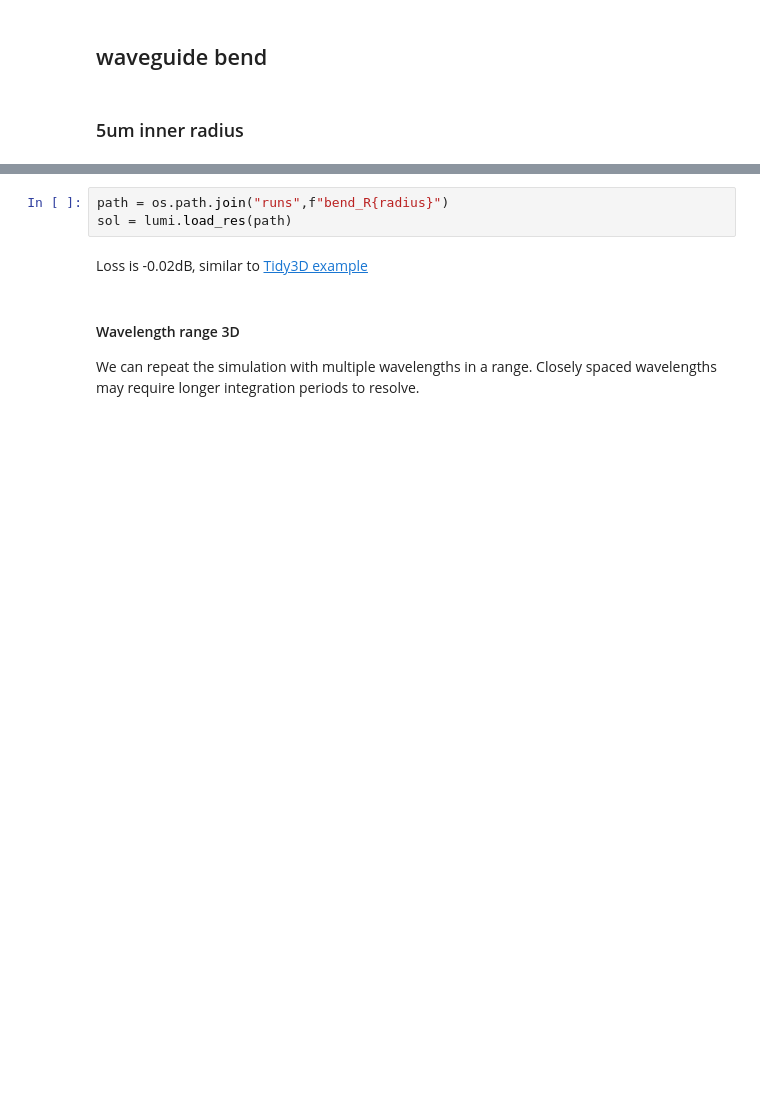
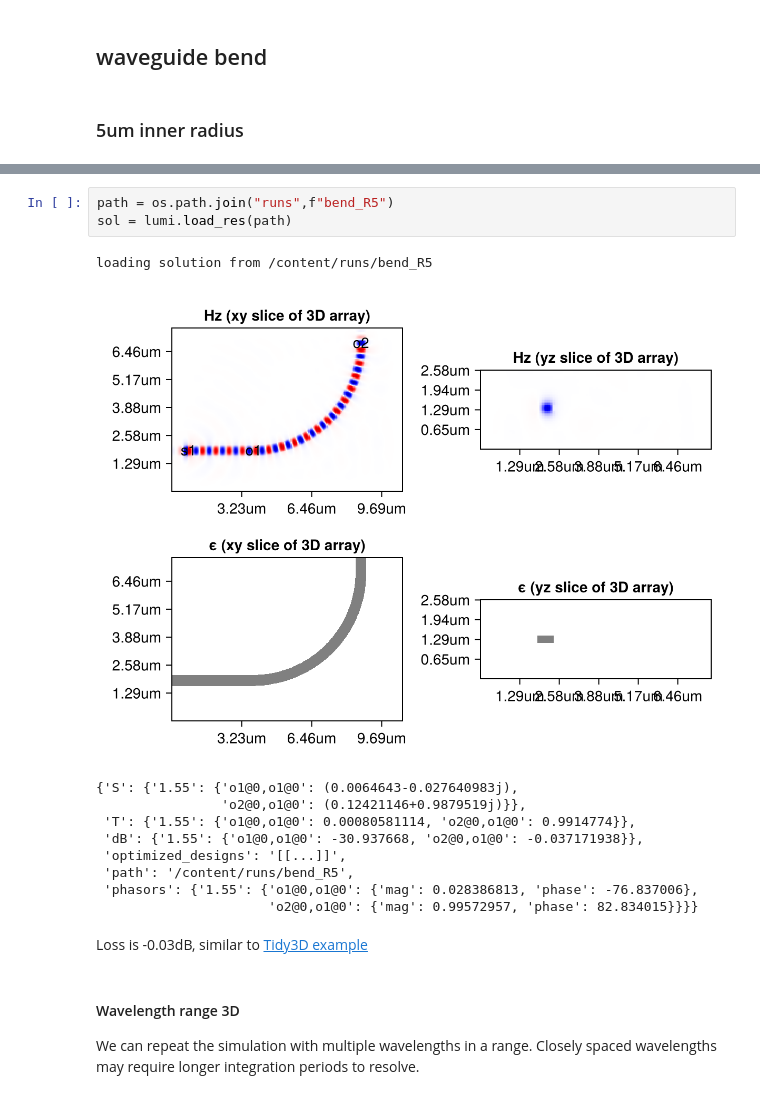
Before and after one commit to paulxshen/Luminescent.jl, a Jupyter notebook: Luminescent_AI_docs.ipynb, the cells around one changed output, grey strips where cells are left out. Saved outputs shown, nothing was run; the diff lists cells and outputs as text; blank space fills up the shorter version.

```diff
--- a/Luminescent_AI_docs.ipynb
+++ b/Luminescent_AI_docs.ipynb
@@ -157,8 +130,19 @@ loading solution from /content/runs/bend_R5
 # %%
-path = os.path.join("runs",f"bend_R{radius}")
+path = os.path.join("runs",f"bend_R5")
 sol = lumi.load_res(path)
+# %% [output]
+loading solution from /content/runs/bend_R5
+[figure, added]
+{'S': {'1.55': {'o1@0,o1@0': (0.0064643-0.027640983j),
+                'o2@0,o1@0': (0.12421146+0.9879519j)}},
+ 'T': {'1.55': {'o1@0,o1@0': 0.00080581114, 'o2@0,o1@0': 0.9914774}},
+ 'dB': {'1.55': {'o1@0,o1@0': -30.937668, 'o2@0,o1@0': -0.037171938}},
+ 'optimized_designs': '[[...]]',
+ 'path': '/content/runs/bend_R5',
+ 'phasors': {'1.55': {'o1@0,o1@0': {'mag': 0.028386813, 'phase': -76.837006},
+                      'o2@0,o1@0': {'mag': 0.99572957, 'phase': 82.834015}}}}
 # %% [markdown]
-Loss is -0.02dB, similar to [Tidy3D example](https://www.flexcompute.com/tidy3d/examples/notebooks/EulerWaveguideBend/)
+Loss is -0.03dB, similar to [Tidy3D example](https://www.flexcompute.com/tidy3d/examples/notebooks/EulerWaveguideBend/)
 # %% [markdown]
 #### Wavelength range 3D
 We can repeat the simulation with multiple wavelengths in a range. Closely spaced wavelengths may require longer integration periods to resolve.
```
Also changed, not shown: parts of 9 cells of this notebook.
